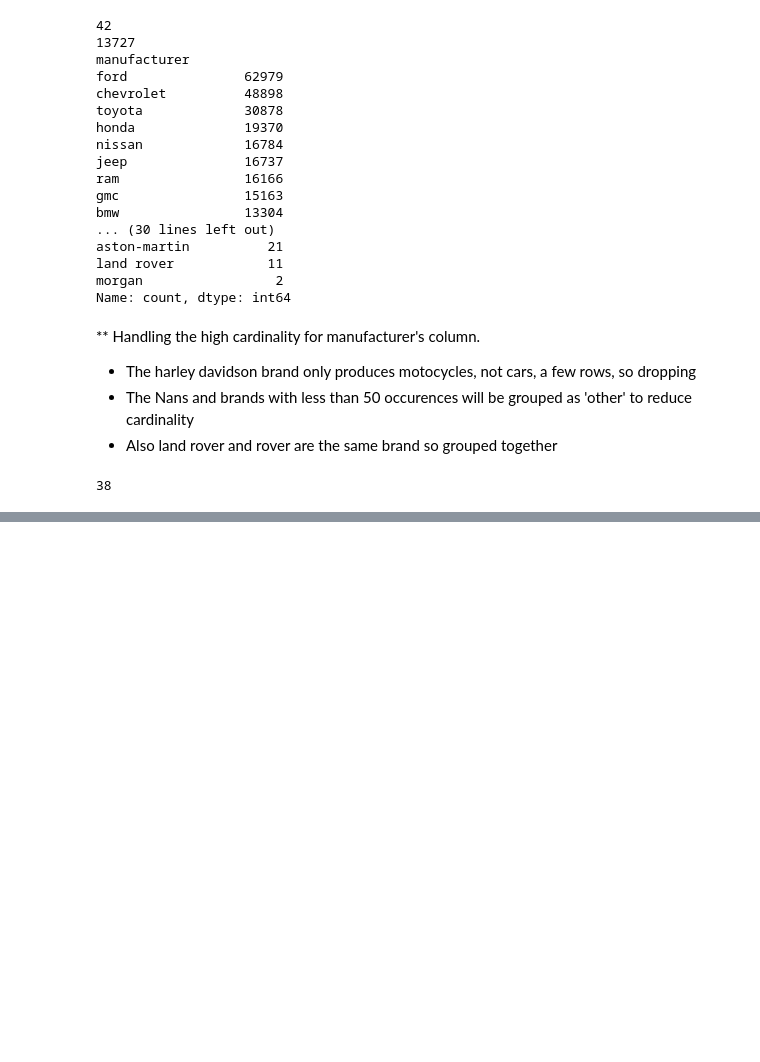
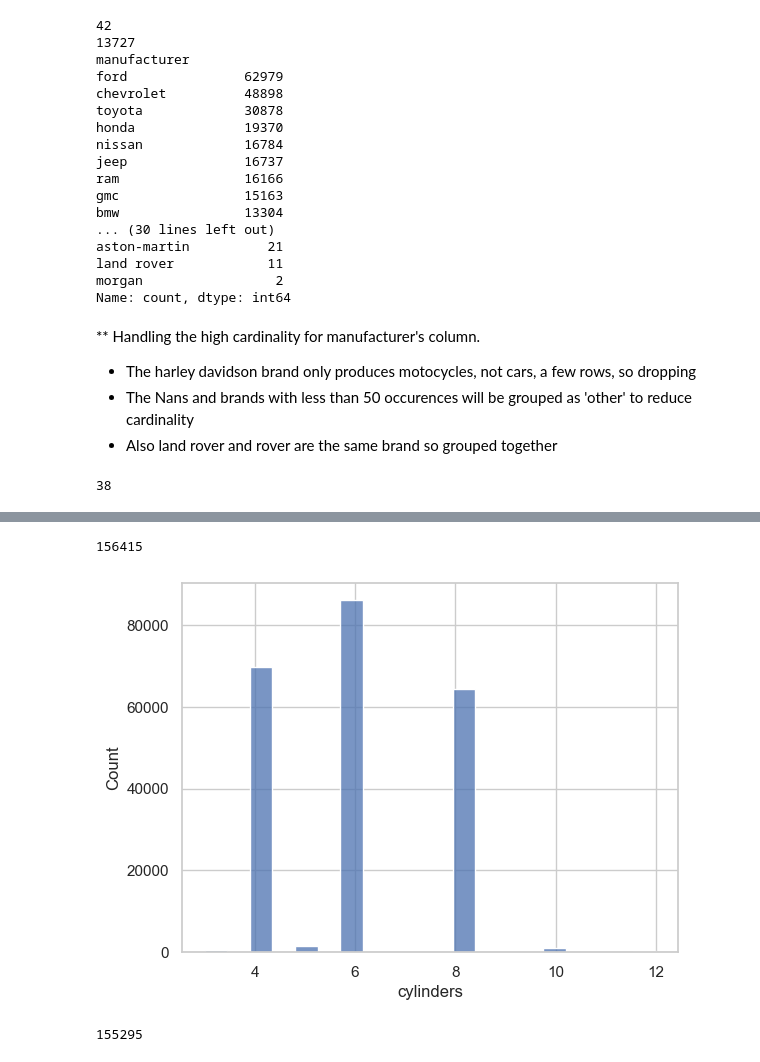
Before and after one commit to Claudy444/ML-Regression-Used-Cars, a Jupyter notebook: Notebooks/main.ipynb, the cells around one changed output, grey strips where cells are left out. Drawn from its saved outputs; the diff is of its cells as text; code cells hidden in the pictures; blank space fills up the shorter version.

```diff
--- a/Notebooks/main.ipynb
+++ b/Notebooks/main.ipynb
@@ -328,0 +358,17 @@ df['manufacturer'].nunique()
+# %%
+# 1. Create the sandbox WITHOUT forcing everything to strings (keeps NaNs safe)
+df['model_test'] = df['model'].str.lower()
+
+# 2. SURGICAL FIX: Join 'f' and '150' (handles f-150, f 150 -> f150)
+# We look for 'f', an optional space/dash, and then digits
+df['model_test'] = df['model_test'].str.replace(r'f[- ]?(\d{3})', r'f\1', regex=True)
+
+# 3. Fix other punctuation for the rest of the cars (Dashes/Dots -> Spaces)
+# But we DON'T remove the space we just made for 'f150'
+df['model_test'] = df['model_test'].str.replace(r'[-.]', ' ', regex=True)
+
+# 4. Clean up the whitespace
+df['model_test'] = df['model_test'].str.replace(r'\s+', ' ', regex=True).str.strip()
+
+# Check the results
+print(df[df['model_test'].str.contains('f150', na=False)][['model', 'model_test']].head(10))
@@ -328,0 +390,8 @@ df['manufacturer'].nunique()
+# %%
+# checking the distribution of the cylinders column in a histogram
+print(df['cylinders'].isnull().sum())
+sns.histplot(data=df, x='cylinders', bins=20)
+plt.show()
+# %% [output]
+156415
+[figure, added]
@@ -328,0 +415,5 @@ df['manufacturer'].nunique()
+# %%
+# nuber of missing values in the cylinders column after the mapping
+print(df['cylinders'].isnull().sum())
+# %% [output]
+155295
```
Also changed, not shown: parts of 13 cells of this notebook.
